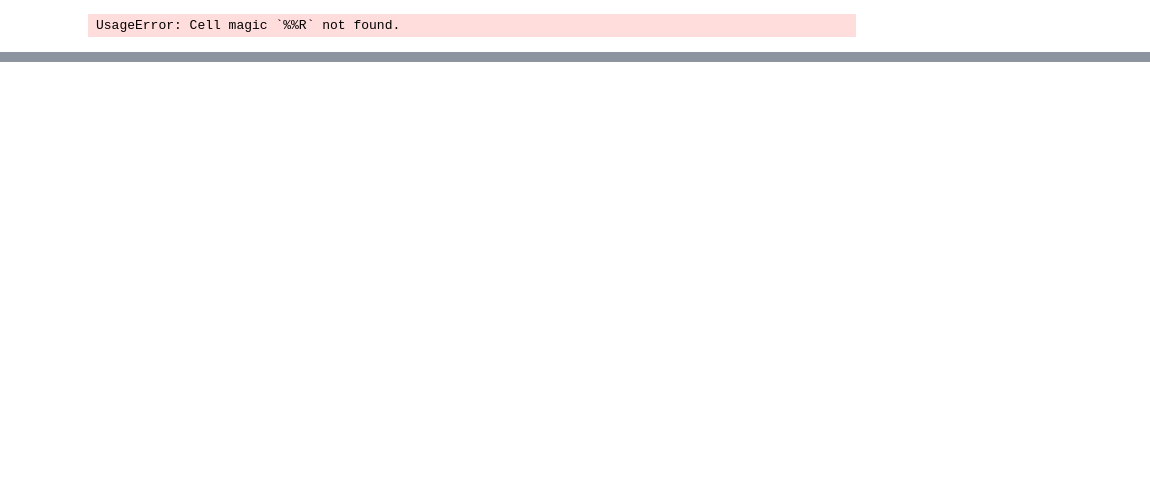
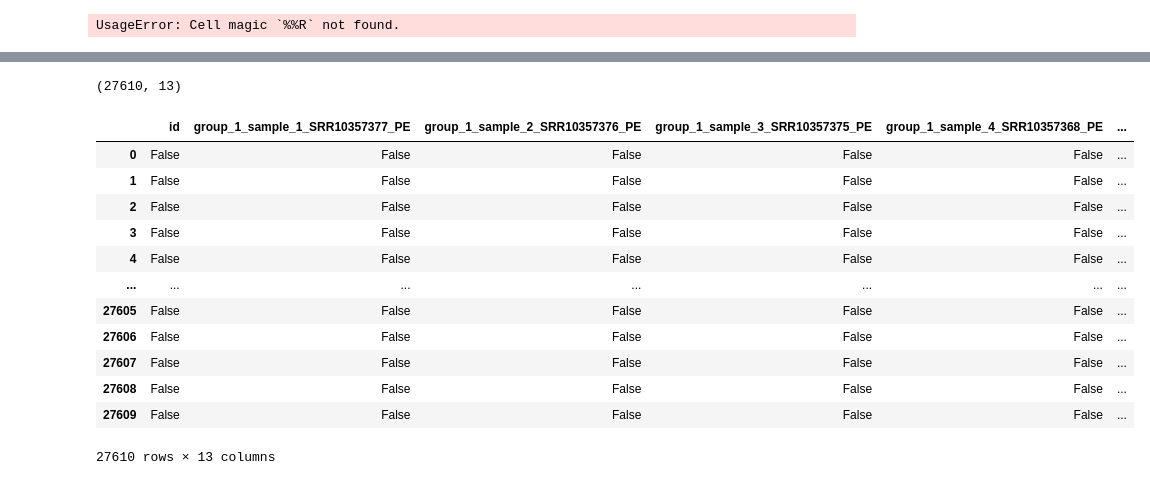
Before and after one commit to cindykhris/SummerInternship2020, a Jupyter notebook: SummerInternship2020.ipynb, the cells around one changed output, grey strips where cells are left out. Cells and saved outputs as stored; diff of their text form; code cells hidden in the pictures; blank space fills up the shorter version.

```diff
--- a/SummerInternship2020.ipynb
+++ b/SummerInternship2020.ipynb
@@ -594,0 +737,4 @@ write.table (out_t, file="PCA_additional.txt", col.names=TRUE, row.names=FALSE,
+# %%
+##Upload MERS gene expression
+dataframeMers = pd.read_table('drive/My Drive/SummerResearch/prjna580021_expression_genes.txt', )
+dataframeMers.head(5)
@@ -594,0 +759,17 @@ write.table (out_t, file="PCA_additional.txt", col.names=TRUE, row.names=FALSE,
+# %%
+data = pd.DataFrame({'id': 'group',
+         'group_1_sample_1_SRR10357377_PE': 'Normal',
+        'group_1_sample_2_SRR10357376_PE': 'Normal',
+       'group_1_sample_3_SRR10357375_PE': 'Normal',
+        'group_1_sample_4_SRR10357368_PE': 'Normal',
+       'group_1_sample_5_SRR10357367_PE': 'Normal',
+        'group_1_sample_6_SRR10357366_PE': 'Normal',
+
+        'group_2_sample_1_SRR10357374_PE': 'MERS',
+       'group_2_sample_2_SRR10357373_PE': 'MERS',
+        'group_2_sample_3_SRR10357372_PE': 'MERS',
+       'group_2_sample_4_SRR10357371_PE': 'MERS',
+        'group_2_sample_5_SRR10357370_PE': 'MERS',
+       'group_2_sample_6_SRR10357369_PE': 'MERS'
+       }, index=[0])
+data.head()
@@ -594,0 +779,3 @@ write.table (out_t, file="PCA_additional.txt", col.names=TRUE, row.names=FALSE,
+# %%
+df = pd.concat([data,dataframeMers]).reset_index(drop = True)
+df.head(10)
@@ -594,0 +794,22 @@ write.table (out_t, file="PCA_additional.txt", col.names=TRUE, row.names=FALSE,
+# %%
+#check the number of rows and columns in the dataframe
+df.shape
+# %% [output]
+(27610, 13)
+# %%
+#Check for null values
+df.isnull()
+# %% [output]
+|  | id | group_1_sample_1_SRR10357377_PE | group_1_sample_2_SRR10357376_PE | group_1_sample_3_SRR10357375_PE | group_1_sample_4_SRR10357368_PE | ... |
+| 0 | False | False | False | False | False | ... |
+| 1 | False | False | False | False | False | ... |
+| 2 | False | False | False | False | False | ... |
+| 3 | False | False | False | False | False | ... |
+| 4 | False | False | False | False | False | ... |
+| ... | ... | ... | ... | ... | ... | ... |
+| 27605 | False | False | False | False | False | ... |
+| 27606 | False | False | False | False | False | ... |
+| 27607 | False | False | False | False | False | ... |
+| 27608 | False | False | False | False | False | ... |
+| 27609 | False | False | False | False | False | ... |
+27610 rows × 13 columns
```
Also changed, not shown: parts of 34 cells of this notebook.
